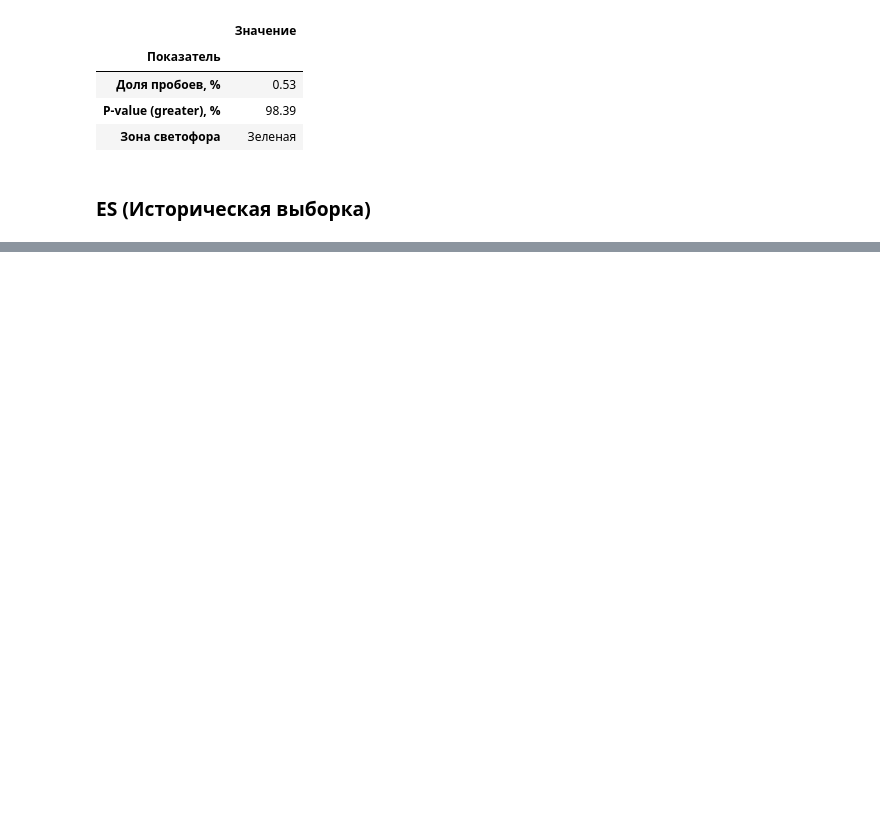
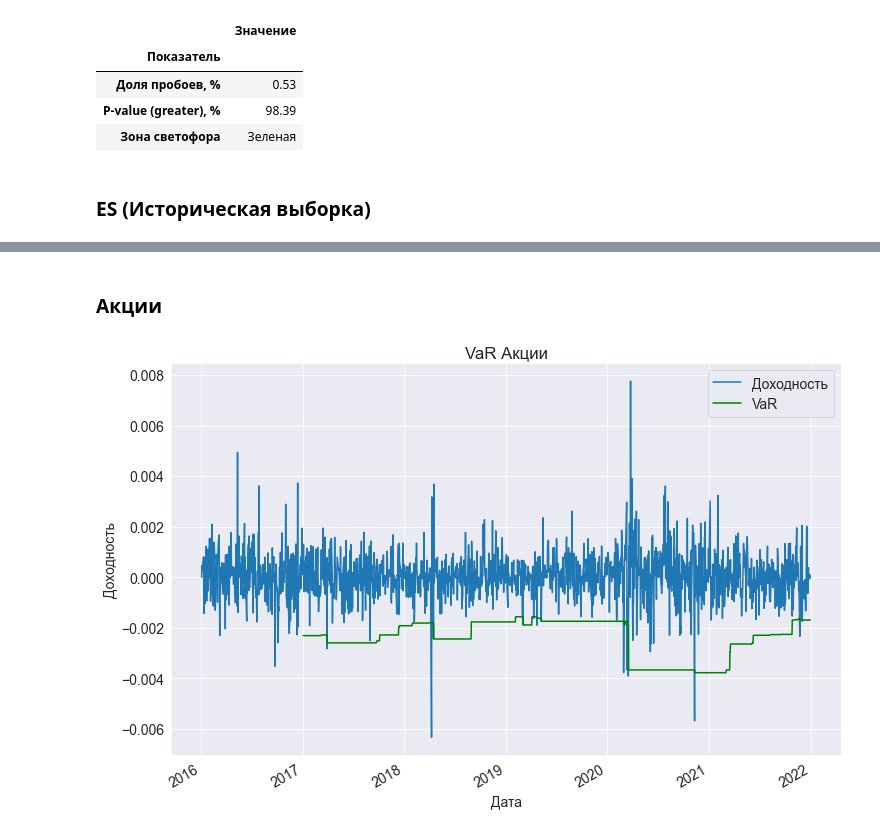
Before and after one commit to gaarutyunov/market-risk, a Jupyter notebook: notebooks/value_at_risk_portfolio.ipynb, the cells around one changed output, grey strips where cells are left out. Drawn from its saved outputs; the diff is of its cells as text; code cells hidden in the pictures; blank space fills up the shorter version.

Commit message:
var for security groups

```diff
--- a/notebooks/value_at_risk_portfolio.ipynb
+++ b/notebooks/value_at_risk_portfolio.ipynb
@@ -182,3 +162,12 @@ results_HS_ES
 | Доля пробоев, % | 0.53 |
 | P-value (greater), % | 98.39 |
 | Зона светофора | Зеленая |
+# %% [markdown]
+### Акции
+# %%
+stock_group.plot_returns()
+stocks_HS_VaR = stock_group.plot_value_at_risk(calc_func=calculate_historical, plot_kwargs=dict(color='g'))
+plt.savefig('stock_group_ES_VaR.png')
+plt.show()
+# %% [output]
+[figure, added]
```
Also changed, not shown: parts of 16 cells of this notebook, 13 other files.
